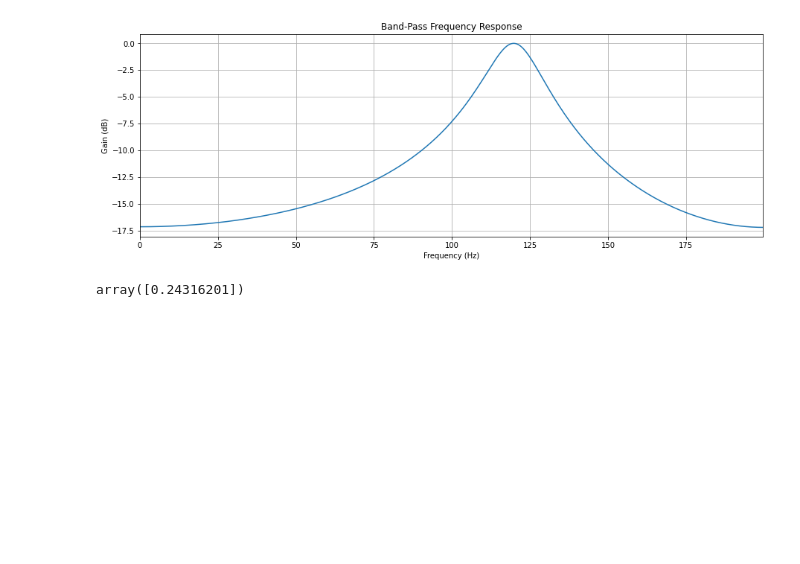
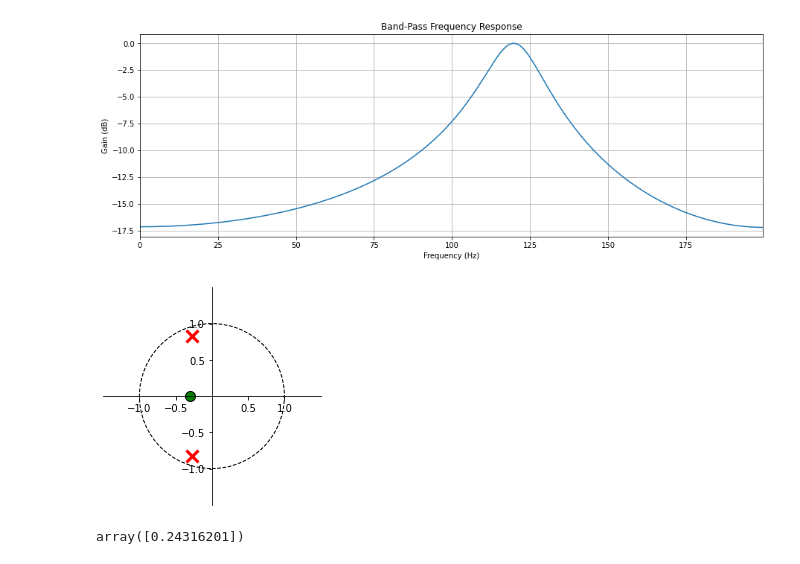
Before and after one commit to lionelGoffaux/tp_signal, a Jupyter notebook: lab3.ipynb, the cells around one changed output. Drawn from its saved outputs; the diff is of its cells as text; code cells hidden in the pictures; blank space fills up the shorter version.

```diff
--- a/lab3.ipynb
+++ b/lab3.ipynb
@@ -114,6 +118,10 @@ plt.ylabel('Gain (dB)')
 plt.grid()
 # %% [output]
 [figure]
+# %%
+_ = zplane.zplane(b, a)
+# %% [output]
+[figure, added]
 # %%
 k_found
 # %% [output]
```
Also changed, not shown: parts of 11 cells of this notebook, 11 other files.
